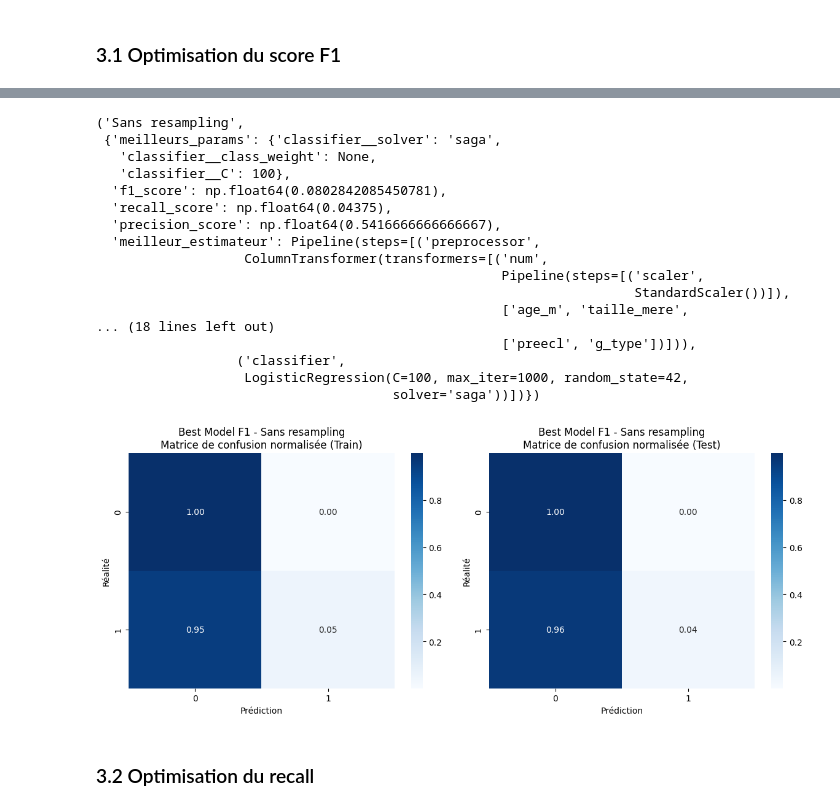
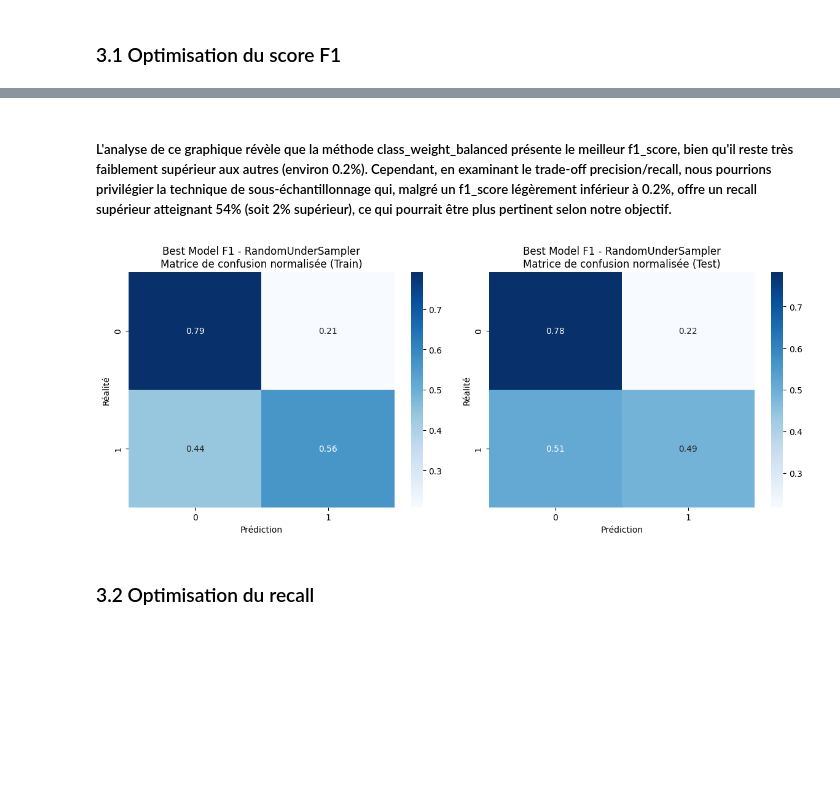
Before and after one commit to thibautmodrin/Jedha_Full_Stack_HPP_Prediction, a Jupyter notebook: 01_Notebooks/03_Model_LogReg.ipynb, the cells around one changed output, grey strips where cells are left out. Drawn from its saved outputs; the diff is of its cells as text; code cells hidden in the pictures; blank space fills up the shorter version.

Commit message:
modify notebook model_log_reg

```diff
--- a/01_Notebooks/03_Model_LogReg.ipynb
+++ b/01_Notebooks/03_Model_LogReg.ipynb
@@ -1047,7 +1047,14 @@ def optimize_model_with_sampling(X_train, y_train, metric_to_optimize='f1', use_
         print(f"Run MLflow ID: {meilleure_methode[1]['run_id']}")
 
     # Visualisation des résultats - Toutes les métriques sur un même graphique
-    methodes = list(resultats_grid.keys())
+    methodes = []
+    for nom_sampler, resultats in resultats_grid.items():
+        # Vérifier si 'Sans resampling' utilise class_weight='balanced'
+        if nom_sampler == 'Sans resampling' and 'classifier__class_weight' in resultats['meilleurs_params'] and resultats['meilleurs_params']['classifier__class_weight'] == 'balanced':
+            methodes.append('Class_weight_balanced')
+        else:
+            methodes.append(nom_sampler)
+
     scores_f1 = [resultats['f1_score'] for resultats in resultats_grid.values()]
     scores_recall = [resultats['recall_score'] for resultats in resultats_grid.values()]
     scores_precision = [resultats['precision_score'] for resultats in resultats_grid.values()]
@@ -1103,7 +1110,7 @@ def optimize_model_with_sampling(X_train, y_train, metric_to_optimize='f1', use_
 
             print("Graphique et résultats enregistrés dans MLflow")
 
-    return meilleure_methode
+    return resultats_grid
 # %% [markdown]
 ### 3.1 Optimisation du score F1
 # %%
@@ -1131,32 +1138,14 @@ Paramètres optimaux: {'classifier__solver': 'saga', 'classifier__class_weight':
-# %%
-resultats_grid_f1
-# %% [output]
-('Sans resampling',
- {'meilleurs_params': {'classifier__solver': 'saga',
-   'classifier__class_weight': None,
-   'classifier__C': 100},
-  'f1_score': np.float64(0.0802842085450781),
-  'recall_score': np.float64(0.04375),
-  'precision_score': np.float64(0.5416666666666667),
-  'meilleur_estimateur': Pipeline(steps=[('preprocessor',
-                   ColumnTransformer(transformers=[('num',
-                                                    Pipeline(steps=[('scaler',
-                                                                     StandardScaler())]),
-                                                    ['age_m', 'taille_mere',
-... (18 lines left out)
-                                                    ['preecl', 'g_type'])])),
-                  ('classifier',
-                   LogisticRegression(C=100, max_iter=1000, random_state=42,
-                                      solver='saga'))])})
+# %% [markdown]
+##### L'analyse de ce graphique révèle que la méthode class_weight_balanced présente le meilleur f1_score, bien qu'il reste très faiblement supérieur aux autres (environ 0.2%). Cependant, en examinant le trade-off precision/recall, nous pourrions privilégier la technique de sous-échantillonnage qui, malgré un f1_score légèrement inférieur à 0.2%, offre un recall supérieur atteignant 54% (soit 2% supérieur), ce qui pourrait être plus pertinent selon notre objectif.
 # %%
-# Evaluation du meilleur modèle optimisé pour le F1-score
+### Evaluation du meilleur modèle optimisé pour le F1-score
 
-model=resultats_grid_f1[1]['meilleur_estimateur']
-model_name=resultats_grid_f1[0]
+Name_Best_estimator='RandomUnderSampler'
+Best_estimator=resultats_grid_f1[Name_Best_estimator]['meilleur_estimateur']
 
-best_model_gridsearch_f1=evaluate_model(model, X_train,X_test,y_train,y_test,experiment_name="Optimisation F1",run_name=f"Best Model F1 - {model_name}",use_mlflow=False,display_plots=False)
+Best_model_f1=evaluate_model(Best_estimator, X_train,X_test,y_train,y_test,experiment_name="Optimisation F1",run_name=f"Best Model F1 - {Name_Best_estimator}",use_mlflow=False,display_plots=False)
 # %% [output]
-[figure, old version]
+[figure, new version]
 # %% [markdown]
 ### 3.2 Optimisation du recall
 # %%
```
Also changed, not shown: parts of 5 cells of this notebook.
